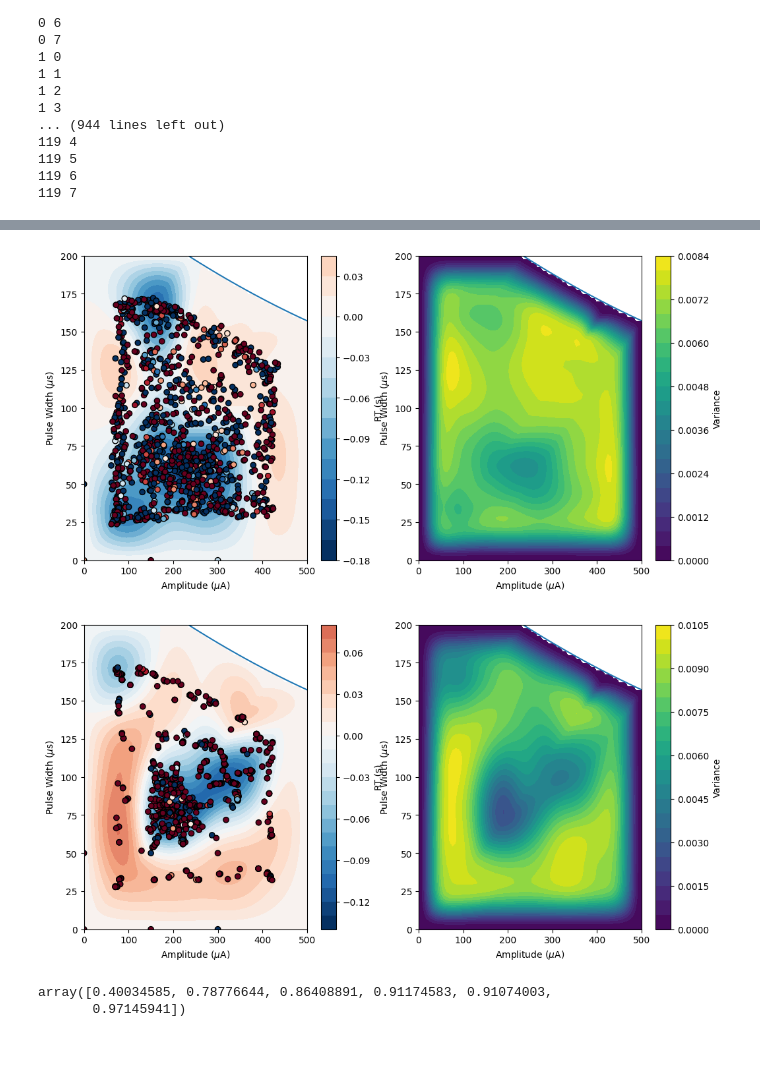
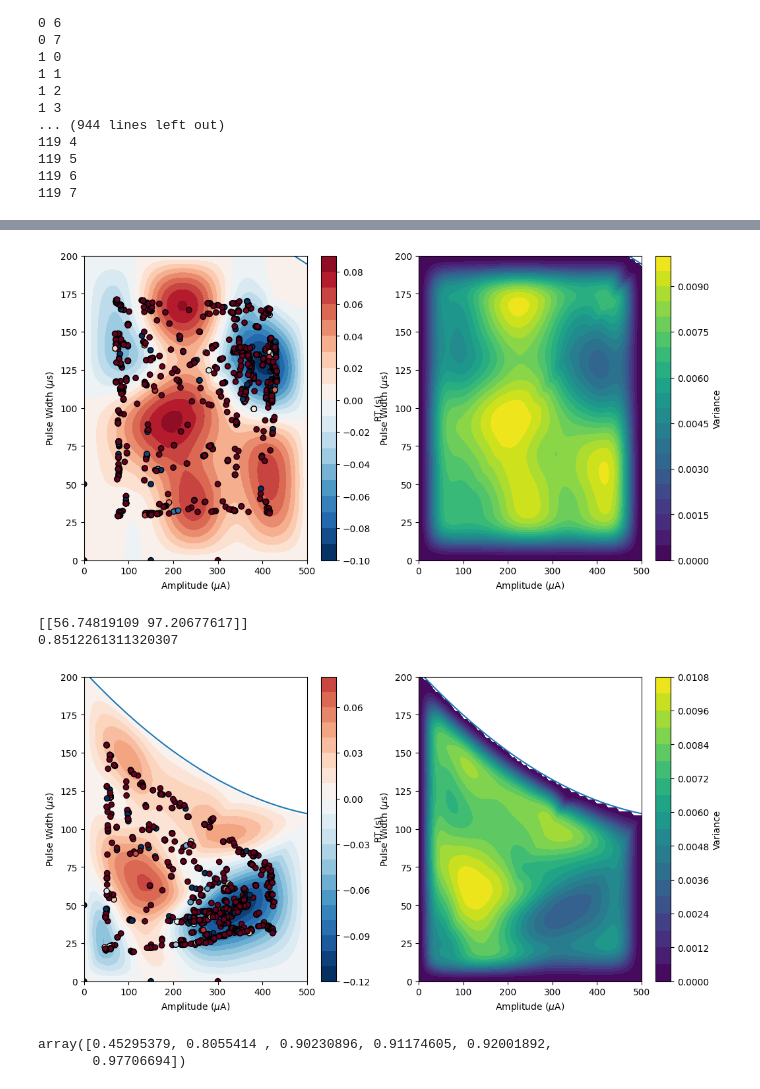
Before and after one commit to tne-lab/NeuroOptimizationPaper, a Jupyter notebook: figure4.ipynb, the cells around one changed output, grey strips where cells are left out. Drawn from its saved outputs; the diff is of its cells as text; code cells hidden in the pictures; blank space fills up the shorter version.

```diff
--- a/figure4.ipynb
+++ b/figure4.ipynb
@@ -441,7 +459,7 @@ with open(f'outcomes/performance_{aq_name}_corrected_2.pickle', 'wb') as handle:
 import os
 from scipy.stats import bootstrap
 
-acqfs = ['std', 'ucb', 'gibbon', 'eg']
+acqfs = ['std', 'ucb', 'gibbon', 'eg', 'pf_gibbon7']
 effect_sizes = np.asarray([0.1, 0.2, 0.3, 0.4, 0.5, 0.6])
 fig = plt.figure()
 for i, acq in enumerate(acqfs):
@@ -462,7 +480,7 @@ for i, acq in enumerate(acqfs):
         l_c[j] = res.confidence_interval.low
         h_c[j] = res.confidence_interval.high
     plt.errorbar(effect_sizes + (i - 2) * 0.01 + 0.005, m_c, yerr=(m_c-l_c, h_c-m_c), linestyle='none', marker='o')
-plt.legend(acqfs, loc='upper left')
+plt.legend(acqfs, loc='lower right')
 plt.xlabel('Effect Size')
 plt.ylabel('Performance')
 plt.ylim(0, 1)
@@ -485,7 +503,7 @@ plt.xticks(effect_sizes)
 # %%
 from scipy.stats import bootstrap
 
-acqfs = ['std', 'ucb', 'gibbon', 'eg']
+acqfs = ['std', 'ucb', 'gibbon', 'eg', 'pf_gibbon']
 effect_sizes = np.asarray([0.1, 0.2, 0.3, 0.4, 0.5, 0.6])
 fig = plt.figure()
 for i, acq in enumerate(acqfs):
@@ -562,5 +580,5 @@ plot_ground_truth(sims_full[6], param_range)
 # %%
-with open('outcomes/outcomes_gibbon_corrected.pickle', 'rb') as handle:
+with open('outcomes/outcomes_eg_corrected.pickle', 'rb') as handle:
     results = pickle.load(handle)
 # %%
 tkwargs = {"dtype": torch.double, "device": 'cuda'}
@@ -569,27 +587,47 @@ tensor_bounds = torch.atleast_2d(torch.tensor(bounds, **tkwargs))
 init_params = [[0, 150, 300, 300, 150, 0], [0, 0, 0, 50, 50, 50]]
 standard_bounds = torch.zeros(2, 2, **tkwargs)
 standard_bounds[1] = 1
-warper = get_warper(sims_full[6])
+warper = get_warper(sims[90])
 # %%
-warped_posterior_plot(warper, results[6]['model'], unwarp(warper, results[6]['model'].train_inputs[0]), results[6]['model'].train_targets)
+warped_posterior_plot(warper, results[90]['model'], unwarp(warper, results[90]['model'].train_inputs[0]), results[90]['model'].train_targets)
 # %% [output]
-[figure, old version]
+[figure, new version]
+# %%
+model = SingleTaskGP(results[36]['model'].train_inputs[0], torch.unsqueeze(results[36]['model'].train_targets, dim=1), torch.ones((1206, 1)), covar_module=covar_module)
+model.mean_module.initialize(constant=0)
+model.mean_module.raw_constant.requires_grad = False
+acqf = PosteriorMean(model, maximize=False)
+
+
+opt = optimize_acqf(
+    acq_function=acqf,
+    bounds=standard_bounds,
+    q=1,
+    raw_samples=512,
+    num_restarts=10,
+)
+opt_loc = unwarp(warper, opt[0])
+print(opt_loc)
+print(combine_sos(sims_full[36], {'amp': opt_loc[0, 0], 'pw': opt_loc[0, 1]}, sims_full[36]['param_ranges']) / sims_full[36]['scale'])
+# %% [output]
+[[56.74819109 97.20677617]]
+0.8512261311320307
 # %%
-warped_posterior_plot(warper, results[6]['model'], unwarp(warper, results[6]['model'].train_inputs[0]), results[6]['model'].train_targets)
+warped_posterior_plot(warper, results[36]['model'], unwarp(warper, results[36]['model'].train_inputs[0]), results[36]['model'].train_targets)
 # %% [output]
-[figure, old version]
+[figure, new version]
 # %%
 aq_name = 'eg'
-with open(f'outcomes/performance_{aq_name}_corrected.pickle', 'rb') as handle:
+with open(f'outcomes/performance1024_{aq_name}_corrected.pickle', 'rb') as handle:
     performance = pickle.load(handle)
 perf_mat = np.asarray(performance)
-j = 2
-while os.path.isfile(f'outcomes/performance_{aq_name}_corrected_{j}.pickle'):
-    with open(f'outcomes/performance_{aq_name}_corrected_{j}.pickle', 'rb') as handle:
-        perf_mat = np.concatenate((perf_mat, np.asarray(pickle.load(handle))), axis=0)
-    j += 1
+# j = 2
+# while os.path.isfile(f'outcomes/performance_{aq_name}_corrected_{j}.pickle'):
+#     with open(f'outcomes/performance_{aq_name}_corrected_{j}.pickle', 'rb') as handle:
+#         perf_mat = np.concatenate((perf_mat, np.asarray(pickle.load(handle))), axis=0)
+#     j += 1
 conditions2 = perf_mat[:,-1].reshape((int(perf_mat.shape[0]/6), 6))
 np.median(conditions2, axis=0)
 # %% [output]
-array([0.40034585, 0.78776644, 0.86408891, 0.91174583, 0.91074003,
-       0.97145941])
+array([0.45295379, 0.8055414 , 0.90230896, 0.91174605, 0.92001892,
+       0.97706694])
```
Also changed, not shown: parts of 5 cells of this notebook, 9 other files.
